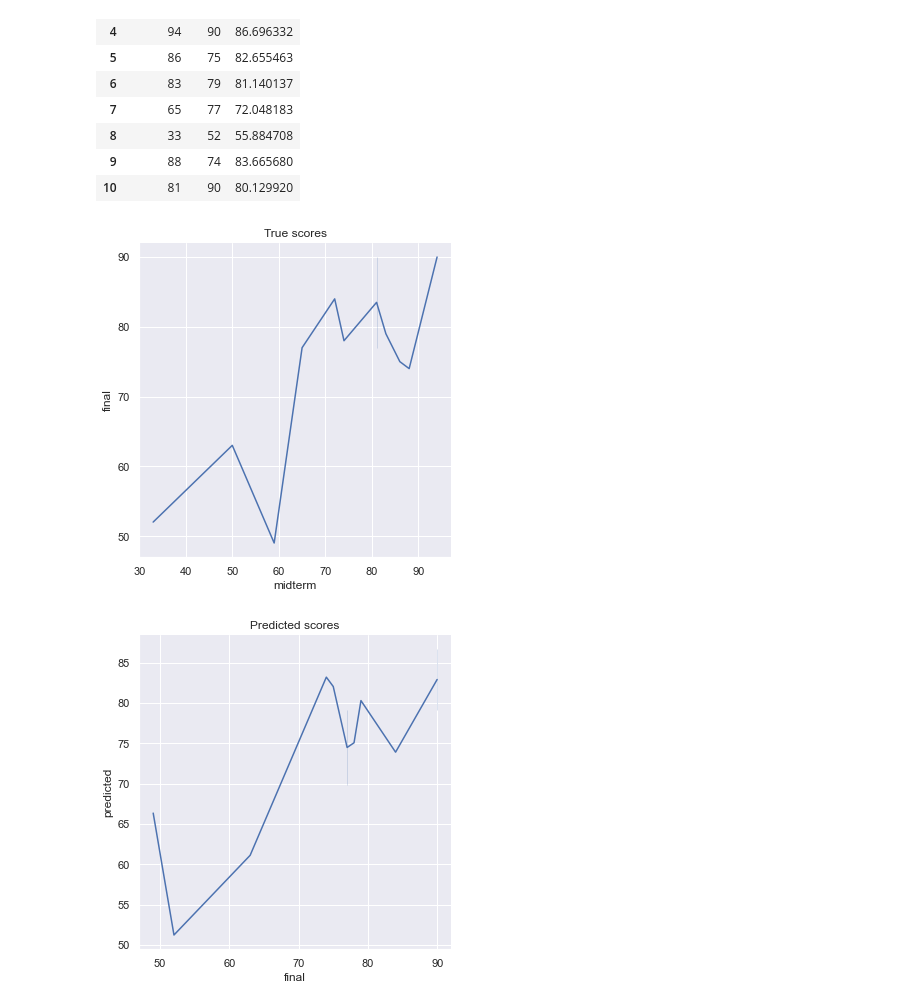
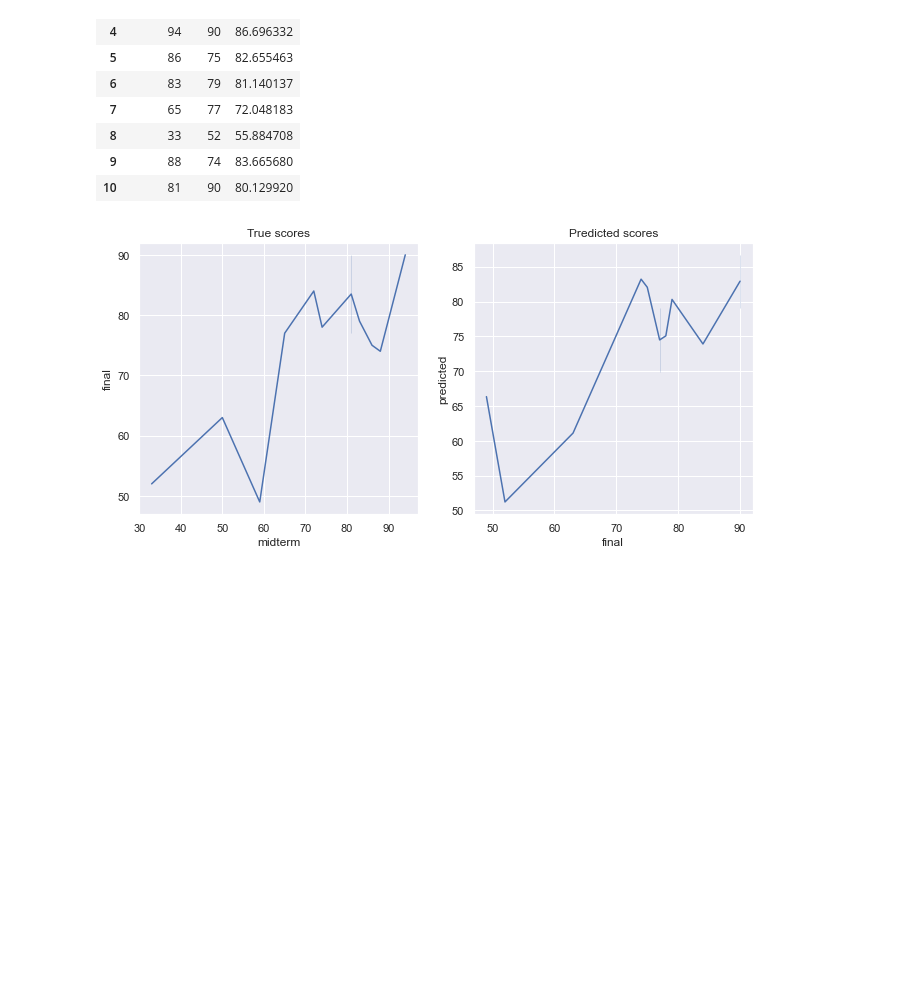
Before and after one commit to tech-david/DSC570, a Jupyter notebook: Topic3/Topic3Assignment.ipynb, the cells around one changed output. Drawn from its saved outputs; the diff is of its cells as text; code cells hidden in the pictures; blank space fills up the shorter version.

```diff
--- a/Topic3/Topic3Assignment.ipynb
+++ b/Topic3/Topic3Assignment.ipynb
@@ -140,16 +110,19 @@ exams_pred_df_no_out
 | 10 | 81 | 90 | 80.129920 |
 # %%
 ## With outlier
-sns.relplot(data=exams_pred_df,
-            x=exams_pred_df['midterm'],
-            y=exams_pred_df['final'],
-            kind='line').set(title='True scores');
-sns.relplot(data=exams_pred_df,
-            x=exams_pred_df['final'],
-            y=exams_pred_df['predicted'],
-            kind='line').set(title='Predicted scores');
+fig, (ax1, ax2) = plt.subplots(ncols=2,
+                               sharey=False,
+                               figsize=(11,5))
+sns.lineplot(data=exams_pred_df,
+             x=exams_pred_df['midterm'],
+             y=exams_pred_df['final'],
+             ax=ax1).set(title='True scores')
+sns.lineplot(data=exams_pred_df,
+             x=exams_pred_df['final'],
+             y=exams_pred_df['predicted'],
+             ax=ax2).set(title='Predicted scores')
+plt.show()
 # %% [output]
-[figure, old version]
+[figure, new version]
-[figure, removed]
 # %%
 ## Without Outiler
```
Also changed, not shown: parts of 11 cells of this notebook.
